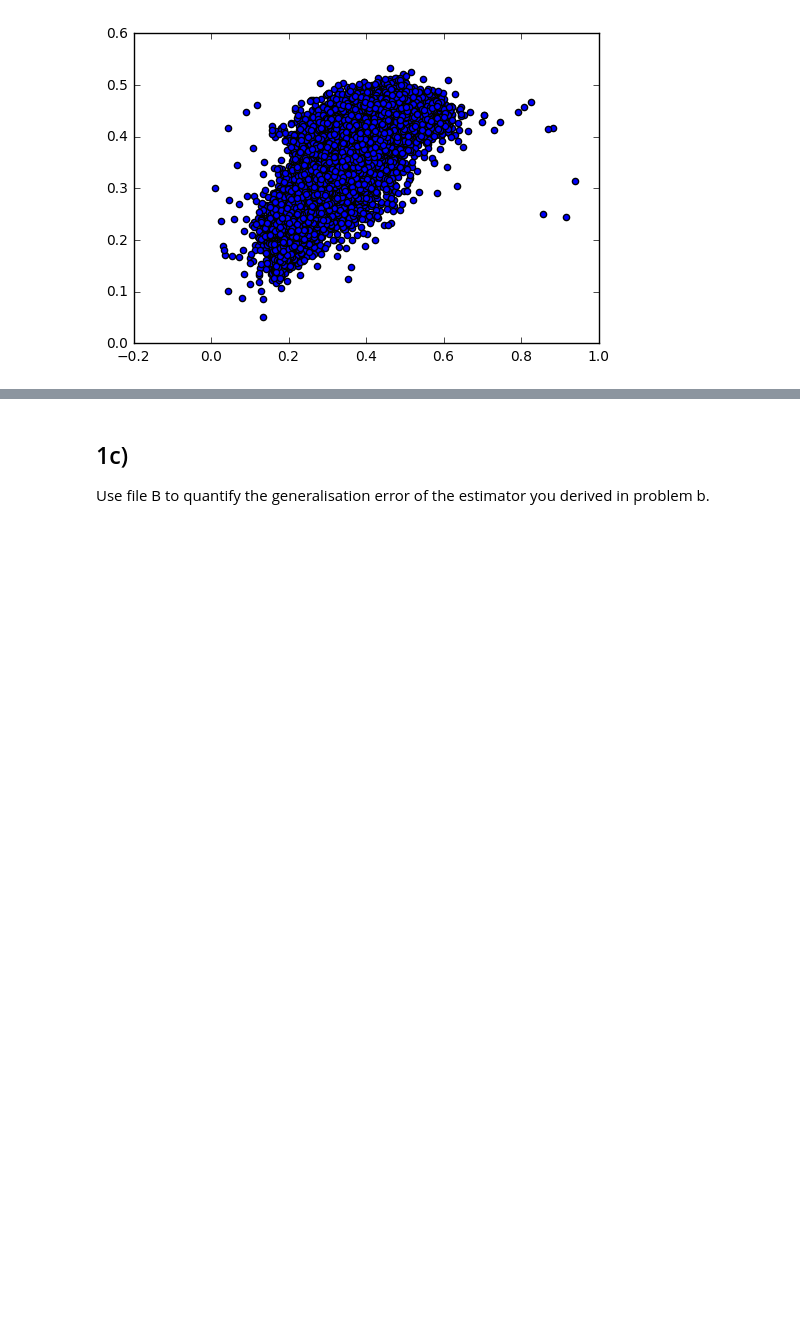
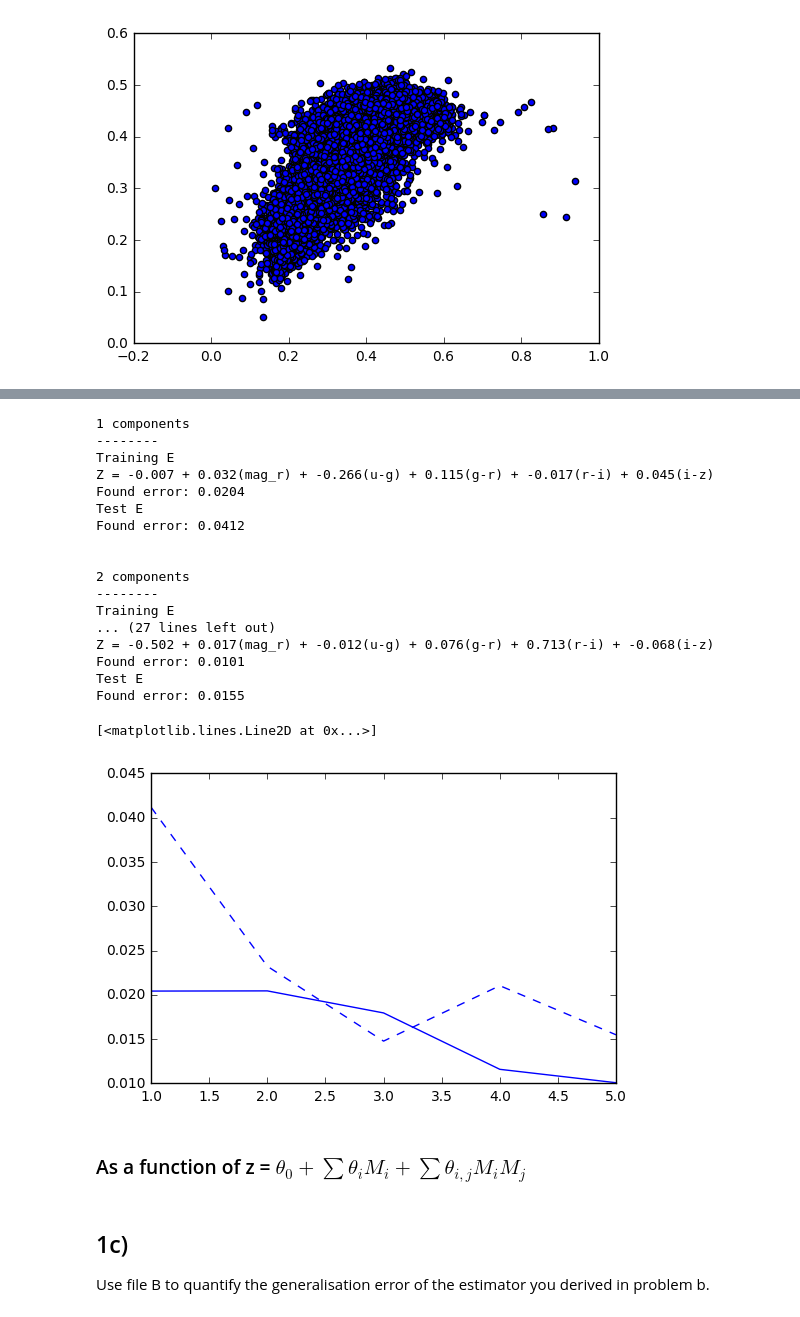
Before and after one commit to EStoop/Final-Project-DBDM, a Jupyter notebook: Final2.ipynb, the cells around one changed output, grey strips where cells are left out. Drawn from its saved outputs; the diff is of its cells as text; code cells hidden in the pictures; blank space fills up the shorter version.

Commit message:
Tried different models and fitting methods

```diff
--- a/Final2.ipynb
+++ b/Final2.ipynb
@@ -31,7 +31,7 @@ g = sns.pairplot(pd.DataFrame(Xa, columns=colnames))
 # %% [output]
 [figure]
 # %%
-def predict( X, y, model = 'Linear'):
+def predict( X, y, dy = [0], model = 'Linear'):
     if model == 'Linear':
         model = LinearRegression(fit_intercept=True)
     if model == 'Ridge':
@@ -39,7 +39,10 @@ def predict( X, y, model = 'Linear'):
     if model == 'Lasso':
         model = Lasso(alpha=0.05,fit_intercept=True, normalize=True)
 
-    res = model.fit(X, y)
+    if len(dy) >1:
+        res = model.fit(X, y, dy)
+    else:
+        res = model.fit(X,y)
     pred = res.predict(X)
 
     return res, pred
@@ -99,3 +127,48 @@ plt.scatter(ya, pred1)
+# %%
+# Reduce dimensions
+
+
+e_train, e_test = [], []
+for n in range(1, 6):
+
+    pca = PCA(whiten=False, n_components = n)
+    Xtrans = pca.fit_transform(Xc)
+    Xp = pca.inverse_transform(Xtrans)
+
+    print "{0} components\n--------".format(n)
+    print "Training E"
+    #res1, pred1 = predict(Xp[:,:5],Xp[:,5], dy=1/(1+Xp[:,5])**2, model='Linear')
+    res1, pred1 = predict(Xp[:,:5],Xp[:,5], model='Linear')
+    print "Z = {0:.3f} + {1:.3f}(mag_r) + {2:.3f}(u-g) + {3:.3f}(g-r) + {4:.3f}(r-i) + {5:.3f}(i-z)".format(res1.coef_[0],res1.coef_[1], res1.coef_[2], res1.coef_[3], res1.coef_[4], res1.coef_[5])
+    e_train.append(E(pred1, ya))
+    print "Test E"
+    e_test.append(E(res1.predict(Xb), yb))
+    print "\n"
+
+plt.plot(range(1,6), e_train)
+plt.plot(range(1,6), e_test, '--', c='blue' )
+# %% [output]
+1 components
+--------
+Training E
+Z = -0.007 + 0.032(mag_r) + -0.266(u-g) + 0.115(g-r) + -0.017(r-i) + 0.045(i-z)
+Found error: 0.0204
+Test E
+Found error: 0.0412
+
+
+2 components
+--------
+Training E
+... (27 lines left out)
+Z = -0.502 + 0.017(mag_r) + -0.012(u-g) + 0.076(g-r) + 0.713(r-i) + -0.068(i-z)
+Found error: 0.0101
+Test E
+Found error: 0.0155
+[<matplotlib.lines.Line2D at 0x...>]
+[figure, added]
+# %% [markdown]
+### As a function of z = $\theta_{0} + \sum \theta_i M_i + \sum \theta_{i,j} M_i M_j $
 # %% [markdown]
 ## 1c)
 Use file B to quantify the generalisation error of the estimator you derived in problem b.
```
Also changed, not shown: parts of 7 cells of this notebook, 2 other files.
